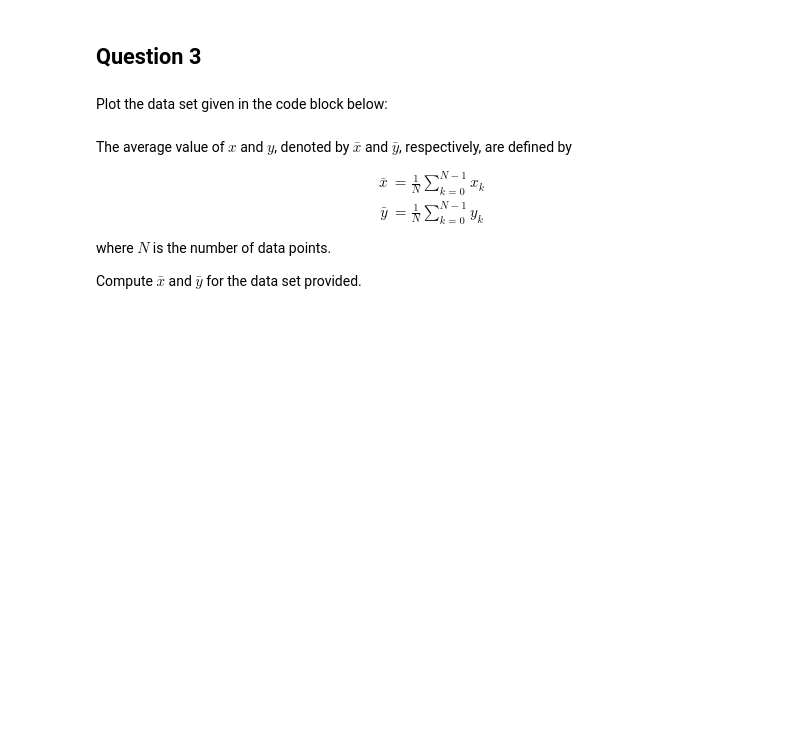
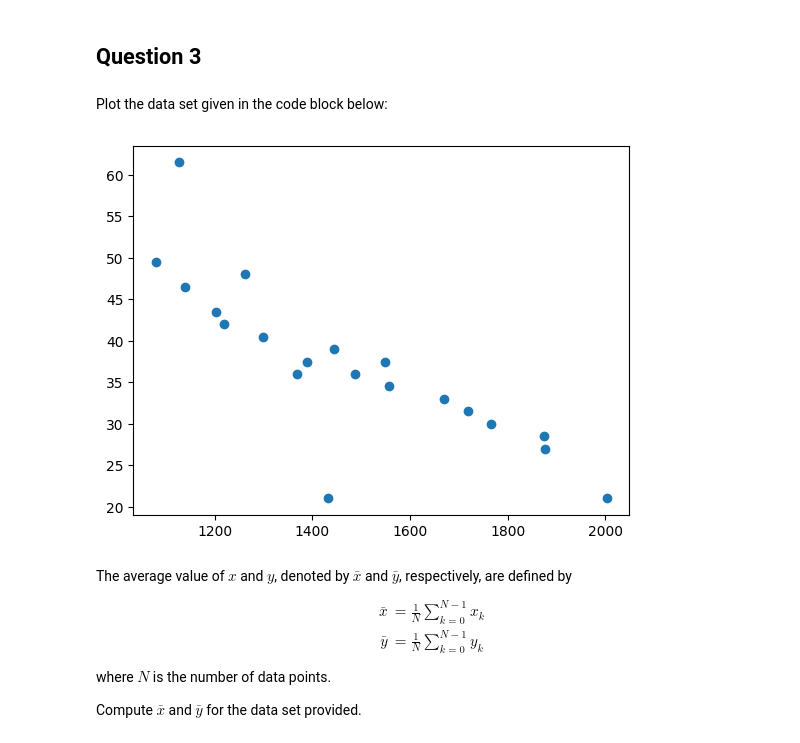
Before and after one commit to vint-j/Chemical-Engineering, a Jupyter notebook: Notebooks/CP213/Tutorial 1.ipynb, the cells around one changed output. Cells and saved outputs as stored; diff of their text form; code cells hidden in the pictures; blank space fills up the shorter version.

```diff
--- a/Notebooks/CP213/Tutorial 1.ipynb
+++ b/Notebooks/CP213/Tutorial 1.ipynb
@@ -232,6 +232,11 @@ Plot the data set given in the code block below:
 # %%
 x_dat = [1220, 1139, 1874, 1550, 1203, 1488, 2003, 1368, 1389, 1300, 1877, 1670, 1080, 1766, 1445, 1718, 1263, 1432, 1557, 1127]
 y_dat = [42, 46.5, 28.5, 37.5, 43.5, 36, 21, 36, 37.5, 40.5, 27, 33, 49.5, 30, 39, 31.5, 48, 21, 34.5, 61.5]
+
+plt.scatter(x_dat, y_dat)
+plt.show()
+# %% [output]
+[figure, added]
 # %% [markdown]
 The average value of $x$ and $y$, denoted by $\bar{x}$ and $\bar{y}$, respectively, are defined by
 \begin{align*}
```
Also changed, not shown: parts of 6 cells of this notebook.
